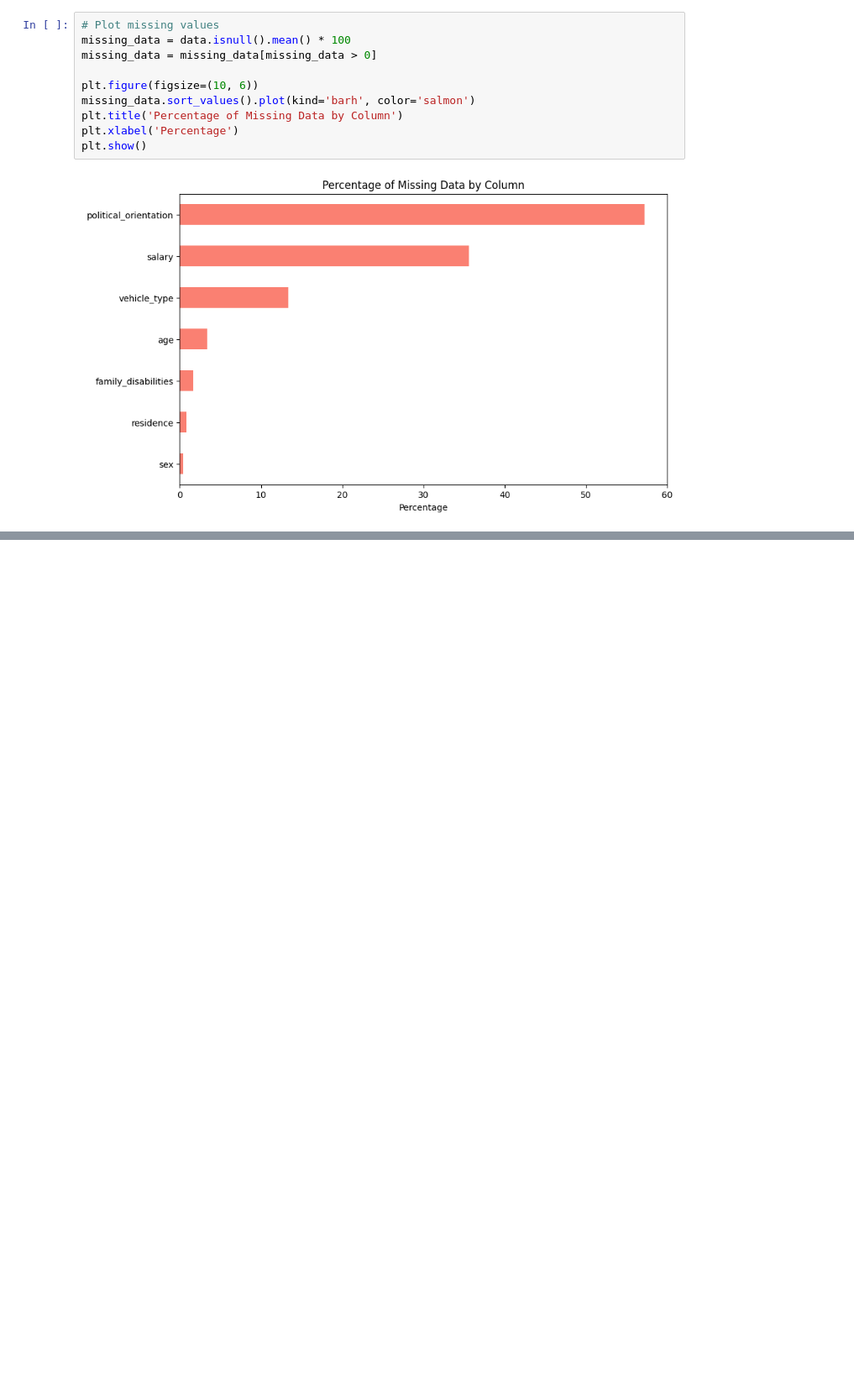
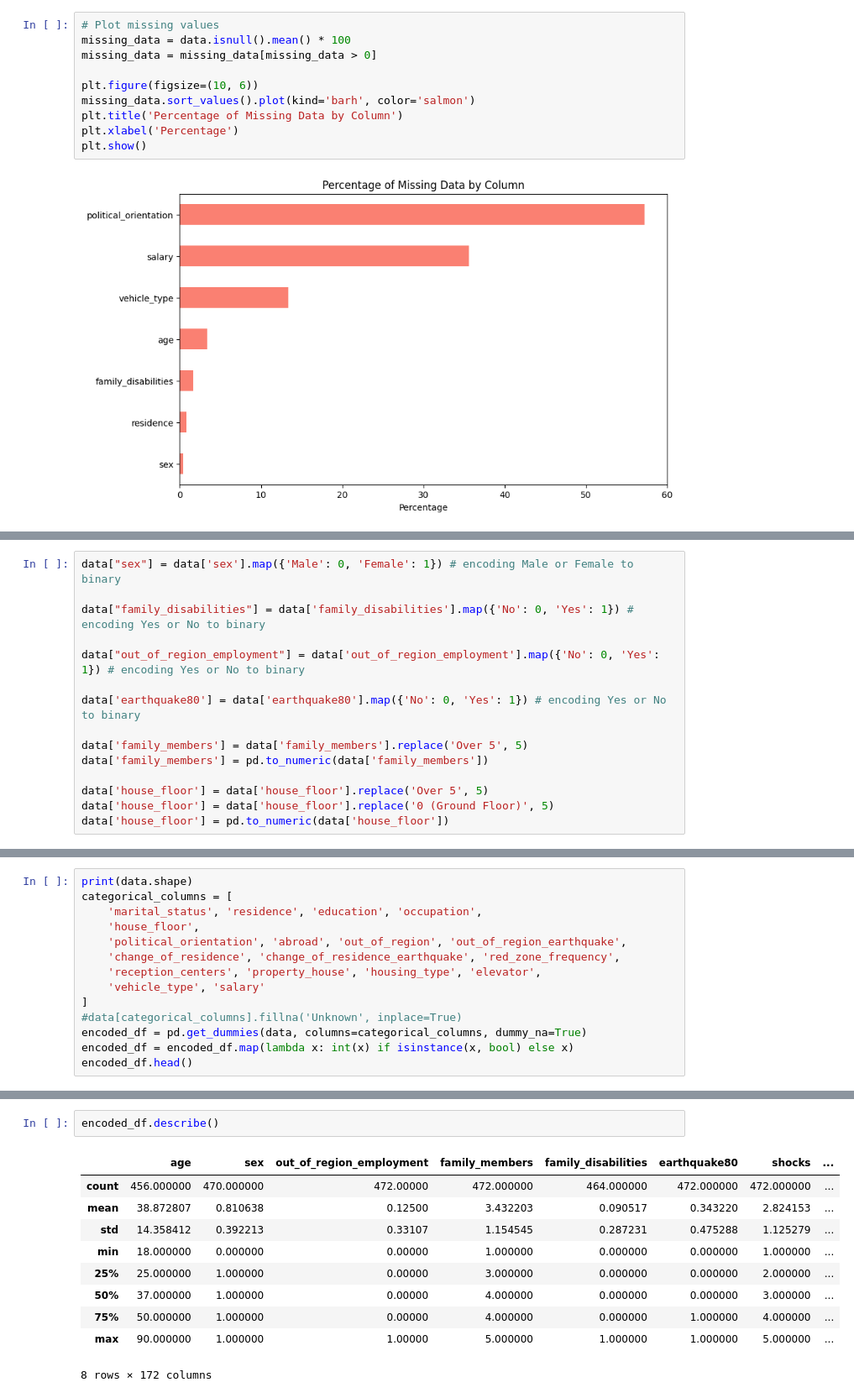
Before and after one commit to Flareboltex/CSE151A-Earthquake-ML-Project, a Jupyter notebook: CSE151A_Earthquake_ML_Project.ipynb, the cells around one changed output, grey strips where cells are left out. Shown at 84% size. Saved outputs shown, nothing was run; the diff lists cells and outputs as text; blank space fills up the shorter version.

```diff
--- a/CSE151A_Earthquake_ML_Project.ipynb
+++ b/CSE151A_Earthquake_ML_Project.ipynb
@@ -76,0 +106,15 @@ plt.show()
+# %%
+data["sex"] = data['sex'].map({'Male': 0, 'Female': 1}) # encoding Male or Female to binary
+
+data["family_disabilities"] = data['family_disabilities'].map({'No': 0, 'Yes': 1}) # encoding Yes or No to binary
+
+data["out_of_region_employment"] = data['out_of_region_employment'].map({'No': 0, 'Yes': 1}) # encoding Yes or No to binary
+
+data['earthquake80'] = data['earthquake80'].map({'No': 0, 'Yes': 1}) # encoding Yes or No to binary
+
+data['family_members'] = data['family_members'].replace('Over 5', 5)
+data['family_members'] = pd.to_numeric(data['family_members'])
+
+data['house_floor'] = data['house_floor'].replace('Over 5', 5)
+data['house_floor'] = data['house_floor'].replace('0 (Ground Floor)', 5)
+data['house_floor'] = pd.to_numeric(data['house_floor'])
@@ -76,0 +124,14 @@ plt.show()
+# %%
+print(data.shape)
+categorical_columns = [
+    'marital_status', 'residence', 'education', 'occupation',
+    'house_floor',
+    'political_orientation', 'abroad', 'out_of_region', 'out_of_region_earthquake',
+    'change_of_residence', 'change_of_residence_earthquake', 'red_zone_frequency',
+    'reception_centers', 'property_house', 'housing_type', 'elevator',
+    'vehicle_type', 'salary'
+]
+#data[categorical_columns].fillna('Unknown', inplace=True)
+encoded_df = pd.get_dummies(data, columns=categorical_columns, dummy_na=True)
+encoded_df = encoded_df.map(lambda x: int(x) if isinstance(x, bool) else x)
+encoded_df.head()
@@ -76,0 +147,13 @@ plt.show()
+# %%
+encoded_df.describe()
+# %% [output]
+|  | age | sex | out_of_region_employment | family_members | family_disabilities | earthquake80 | shocks | ... |
+| count | 456.000000 | 470.000000 | 472.00000 | 472.000000 | 464.000000 | 472.000000 | 472.000000 | ... |
+| mean | 38.872807 | 0.810638 | 0.12500 | 3.432203 | 0.090517 | 0.343220 | 2.824153 | ... |
+| std | 14.358412 | 0.392213 | 0.33107 | 1.154545 | 0.287231 | 0.475288 | 1.125279 | ... |
+| min | 18.000000 | 0.000000 | 0.00000 | 1.000000 | 0.000000 | 0.000000 | 1.000000 | ... |
+| 25% | 25.000000 | 1.000000 | 0.00000 | 3.000000 | 0.000000 | 0.000000 | 2.000000 | ... |
+| 50% | 37.000000 | 1.000000 | 0.00000 | 4.000000 | 0.000000 | 0.000000 | 3.000000 | ... |
+| 75% | 50.000000 | 1.000000 | 0.00000 | 4.000000 | 0.000000 | 1.000000 | 4.000000 | ... |
+| max | 90.000000 | 1.000000 | 1.00000 | 5.000000 | 1.000000 | 1.000000 | 5.000000 | ... |
+8 rows × 172 columns
```
Also changed, not shown: parts of 16 cells of this notebook.
